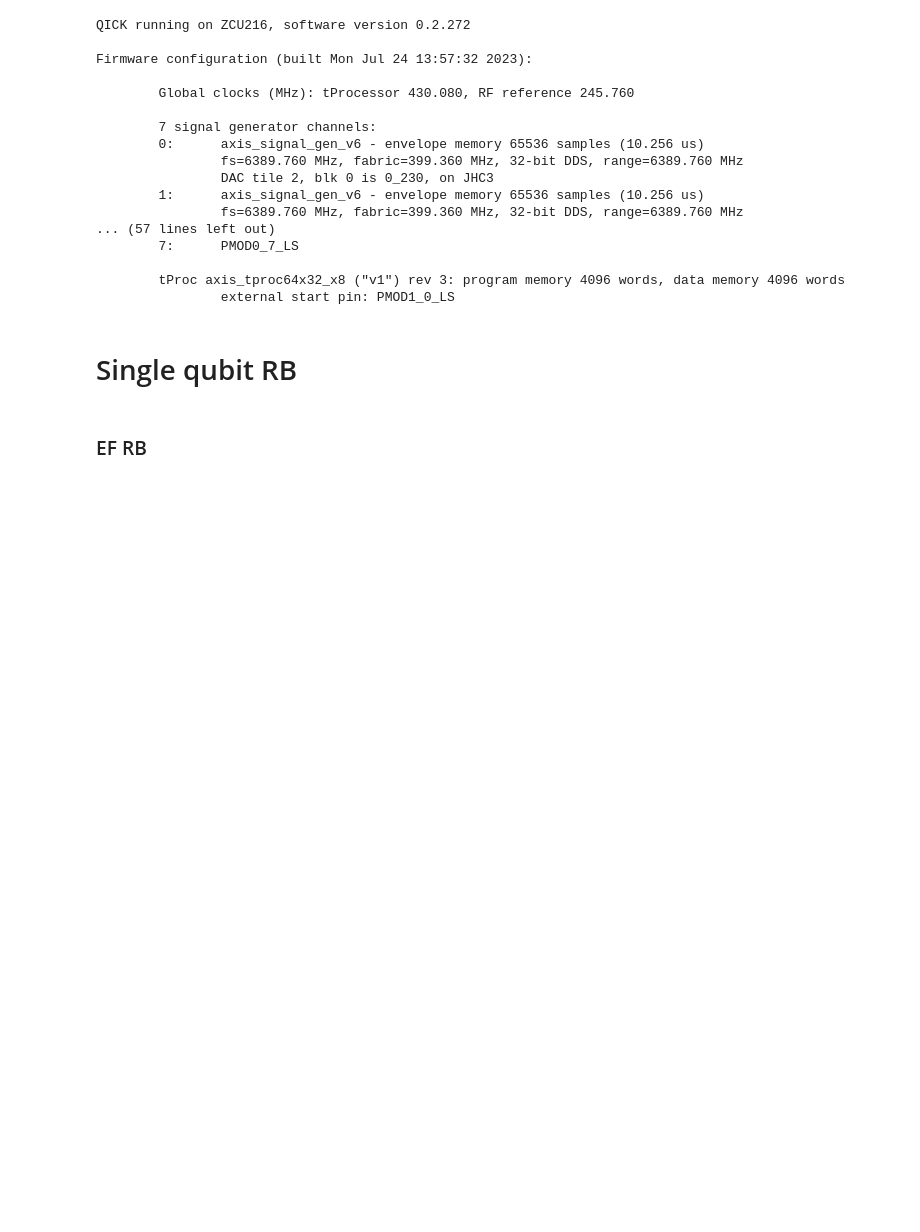
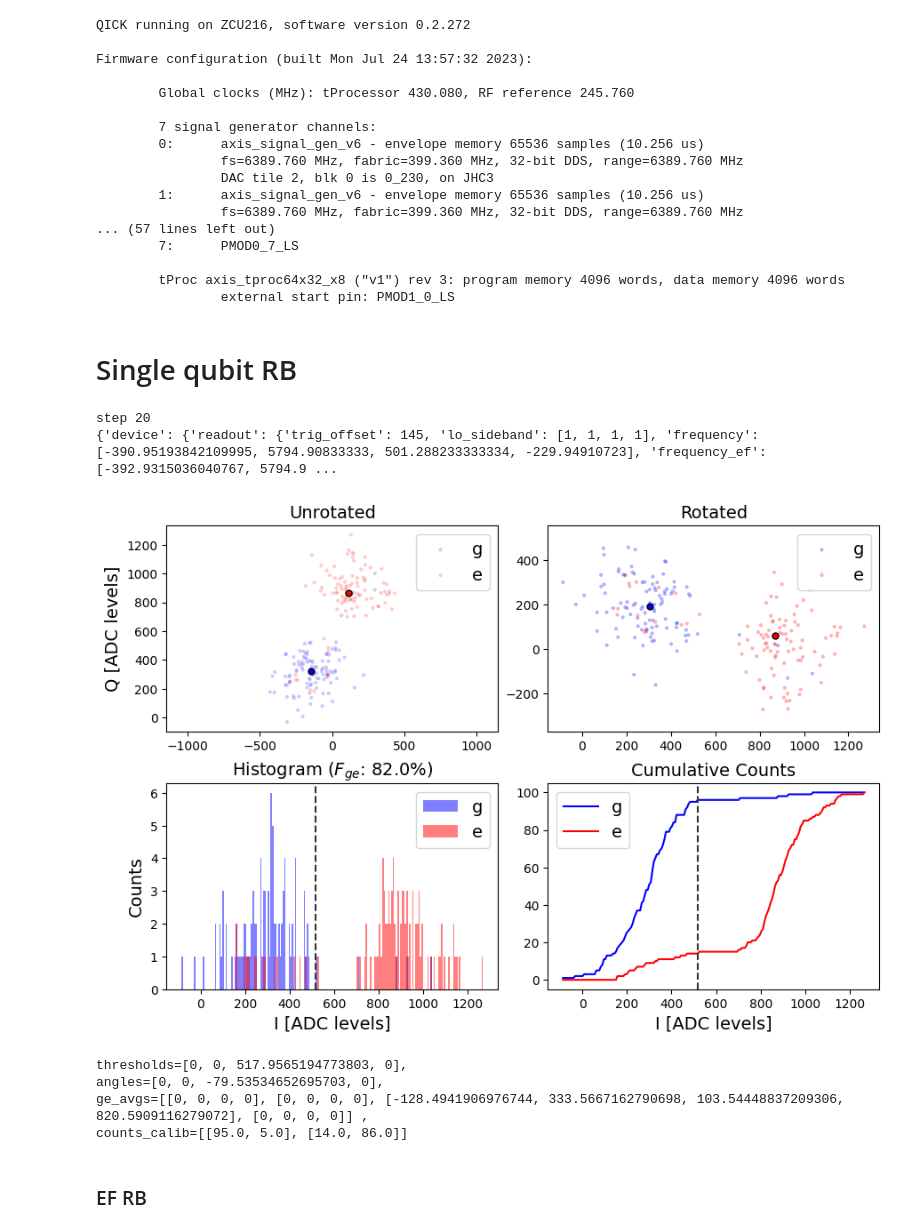
Before and after one commit to SchusterLab/qram_tprocv1_expts, a Jupyter notebook: single_qubit_rb.ipynb, the cells around one changed output. Cells and saved outputs as stored; diff of their text form; code cells hidden in the pictures; blank space fills up the shorter version.

```diff
--- a/single_qubit_rb.ipynb
+++ b/single_qubit_rb.ipynb
@@ -198,35 +198,43 @@ rbprog.cfg.expt = dict(
     # step=5, # step rb depth
     # expts=expts, # number steps
     expts=1, # number steps
-    reps=50000000, # number averages per unique sequence
+    reps=5000, # number averages per unique sequence
     variations=3, # number different sequences per depth
     gate_char=None, # single qubit clifford gate (str) to characterize. if not None, runs interleaved RB instead of regular RB
     qubits=[qubit_i], # the qubits to perform simultaneous RB on (if eg-gf, q should be qA != 1)
     # qubits=qubits,
     # qDrive=qubits[0],
     # singleshot_reps=20000, # reps per state for singleshot calibration
     singleshot_reps=100, # reps per state for singleshot calibration
     post_process='threshold', # 'threshold' (uses single shot binning), 'scale' (scale by ge_avgs), or None
 
     # thresholds=[0, 613.9114184246247, 507.47891189954305, 0],
     # angles=[0, -101.54512016437148, 72.02480620589141, 0],
     # ge_avgs=[array([0., 0., 0., 0.]), [-101.85060937209302, 466.51286116279067, -154.72153951162792, 742.5887439767441], [21.863250678241997, -256.37994772110693, 120.73579574064026, -794.2915984536081], array([0., 0., 0., 0.])],
     # counts_calib=[[16238, 3110, 527, 125], [3374, 16034, 95, 497], [1968, 395, 14344, 3293], [494, 2404, 2838, 14264]]
 )
 # rbprog.cfg.device.qubit.pulses.pi_ge.gain[qubit_i] = int(0.8*rbprog.cfg.device.qubit.pulses.pi_ge.gain[qubit_i])
 # rbprog.cfg.device.readout.relax_delay = 1
 # rbprog.cfg.device.readout.readout_length = 5
 
 print(rbprog.cfg)
 
 import Pyro4.util
 try:
     rbprog.go(analyze=False, display=False, progress=True, save=False)
 except Exception:
     print("Pyro traceback:")
     print("".join(Pyro4.util.getPyroTraceback()))
 
 # rbprog.go(analyze=False, display=False, progress=True, save=False)
+# %% [output]
+step 20
+{'device': {'readout': {'trig_offset': 145, 'lo_sideband': [1, 1, 1, 1], 'frequency': [-390.95193842109995, 5794.90833333, 501.288233333334, -229.94910723], 'frequency_ef': [-392.9315036040767, 5794.9 ...
+[figure, added]
+thresholds=[0, 0, 517.9565194773803, 0],
+angles=[0, 0, -79.53534652695703, 0],
+ge_avgs=[[0, 0, 0, 0], [0, 0, 0, 0], [-128.4941906976744, 333.5667162790698, 103.54448837209306, 820.5909116279072], [0, 0, 0, 0]] ,
+counts_calib=[[95.0, 5.0], [14.0, 86.0]]
 # %%
 rbprog.analyze(fit=True)
 rbprog.display(fit=True, qubit=[qubit_i])
```
Also changed, not shown: parts of 3 cells of this notebook, 24 other files.
